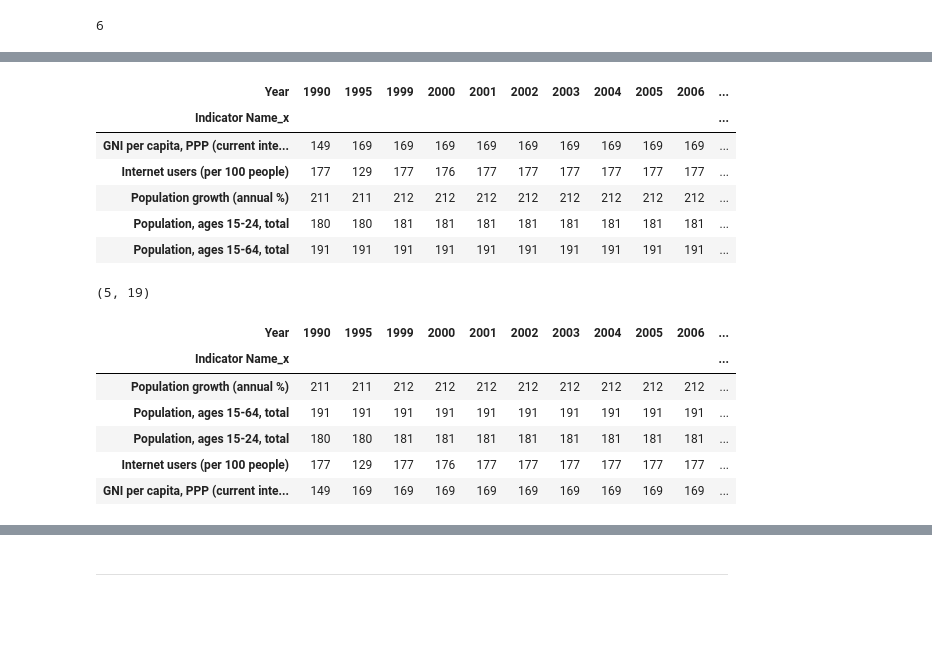
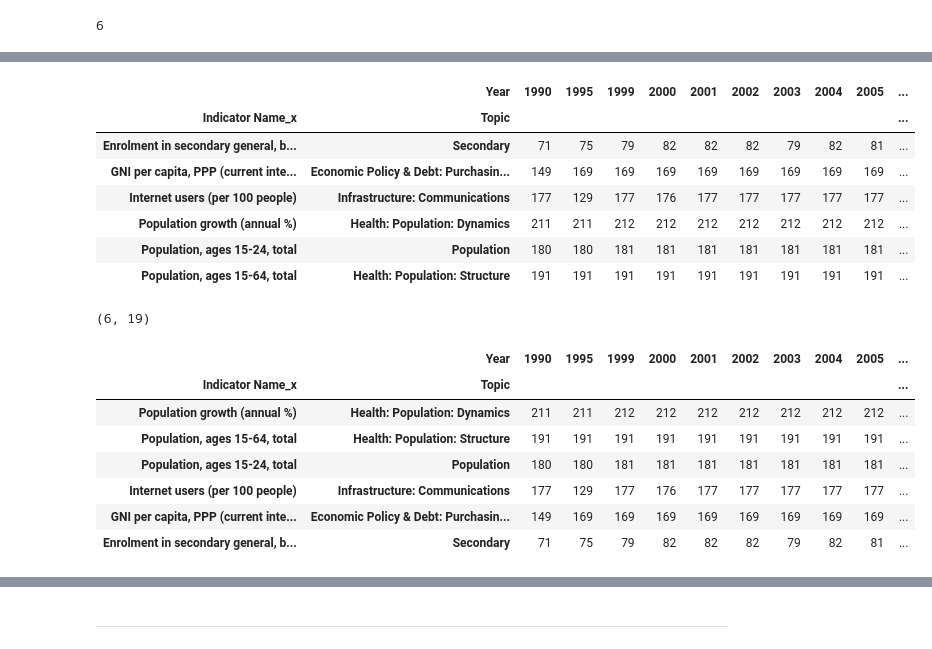
Before and after one commit to elochn/projets-openclassroom-fr, a Jupyter notebook: Projet2/Projet 2 - Analysez les données de systèmes éducatifs.ipynb, the cells around one changed output, grey strips where cells are left out. Drawn from its saved outputs; the diff is of its cells as text; code cells hidden in the pictures; blank space fills up the shorter version.

```diff
--- a/Projet2/Projet 2 - Analysez les données de systèmes éducatifs.ipynb
+++ b/Projet2/Projet 2 - Analysez les données de systèmes éducatifs.ipynb
@@ -1553,7 +1555,7 @@ with pd.option_context('display.max_rows', None, 'display.max_colwidth', 75):
 | 259 | SE.PRE.ENRL | Enrolment in pre-primary educatio... | 94 |
 # %%
 # Définition du seuil minimal d'occurrences pour conserver un indicateur
-threshold_indic = 110
+threshold_indic = 100
 
 # Création d'une liste des indicateurs à conserver
 indicators_to_keep = freq_df[freq_df['count'] > threshold_indic]['Indicator Name_x'].unique().tolist()
@@ -1787,7 +1827,7 @@ year_cols = [str(y) for y in range(1970, 2017) if str(y) in df_filtered.columns]
 
 # Étape 2 : transformer en format long (indispensable pour regrouper par année)
 df_long = df_filtered.melt(
-    id_vars=['Indicator Name_x', 'CountryCode'],
+    id_vars=['Indicator Name_x', 'Topic', 'CountryCode'],
     value_vars=year_cols,
     var_name='Year',
     value_name='Value'
@@ -1797,7 +1837,7 @@ df_long = df_filtered.melt(
 indicator_year_counts = (
     df_long
     .dropna(subset=['Value'])  # on ne garde que les valeurs non NaN
-    .groupby(['Indicator Name_x', 'Year'])['CountryCode']
+    .groupby(['Indicator Name_x', 'Topic', 'Year'])['CountryCode']
     .nunique()  # compte le nombre de pays distincts avec une valeur
     .reset_index(name='Nb_countries_with_data')
 )
@@ -1805,7 +1845,7 @@ indicator_year_counts.head(50)
 
 # Étape 4 : repasser en format large : une colonne par année
 coverage_table = indicator_year_counts.pivot(
-    index='Indicator Name_x',
+    index=['Indicator Name_x', 'Topic'],
     columns='Year',
     values='Nb_countries_with_data'
 ).fillna(0).astype(int)
@@ -1852,29 +1892,32 @@ indicator_year_counts.head(50)
 # 3.
 coverage_table
 # %% [output]
-| Year | 1990 | 1995 | 1999 | 2000 | 2001 | 2002 | 2003 | 2004 | 2005 | 2006 | ... |
-| Indicator Name_x |  |  |  |  |  |  |  |  |  |  | ... |
-| GNI per capita, PPP (current inte... | 149 | 169 | 169 | 169 | 169 | 169 | 169 | 169 | 169 | 169 | ... |
-| Internet users (per 100 people) | 177 | 129 | 177 | 176 | 177 | 177 | 177 | 177 | 177 | 177 | ... |
-| Population growth (annual %) | 211 | 211 | 212 | 212 | 212 | 212 | 212 | 212 | 212 | 212 | ... |
-| Population, ages 15-24, total | 180 | 180 | 181 | 181 | 181 | 181 | 181 | 181 | 181 | 181 | ... |
-| Population, ages 15-64, total | 191 | 191 | 191 | 191 | 191 | 191 | 191 | 191 | 191 | 191 | ... |
+|  | Year | 1990 | 1995 | 1999 | 2000 | 2001 | 2002 | 2003 | 2004 | 2005 | ... |
+| Indicator Name_x | Topic |  |  |  |  |  |  |  |  |  | ... |
+| Enrolment in secondary general, b... | Secondary | 71 | 75 | 79 | 82 | 82 | 82 | 79 | 82 | 81 | ... |
+| GNI per capita, PPP (current inte... | Economic Policy & Debt: Purchasin... | 149 | 169 | 169 | 169 | 169 | 169 | 169 | 169 | 169 | ... |
+| Internet users (per 100 people) | Infrastructure: Communications | 177 | 129 | 177 | 176 | 177 | 177 | 177 | 177 | 177 | ... |
+| Population growth (annual %) | Health: Population: Dynamics | 211 | 211 | 212 | 212 | 212 | 212 | 212 | 212 | 212 | ... |
+| Population, ages 15-24, total | Population | 180 | 180 | 181 | 181 | 181 | 181 | 181 | 181 | 181 | ... |
+| Population, ages 15-64, total | Health: Population: Structure | 191 | 191 | 191 | 191 | 191 | 191 | 191 | 191 | 191 | ... |
 # %%
 coverage_table.shape
 # %% [output]
-(5, 19)
+(6, 19)
 # %%
-# Ajout d'une colonne moyenne de couverture
+# Ajout d'une colonne moyenne de couverture (nombre moyen de pays disposant d'une donnée sur l'ensemble des années)
 coverage_table['Mean_coverage'] = coverage_table.mean(axis=1)
 coverage_table = coverage_table.sort_values(by='Mean_coverage', ascending=False) # Tri décroissant
 
 # Affichage
-coverage_table
+with pd.option_context('display.max_rows', None):
+    display(coverage_table.head(20))
 # %% [output]
-| Year | 1990 | 1995 | 1999 | 2000 | 2001 | 2002 | 2003 | 2004 | 2005 | 2006 | ... |
-| Indicator Name_x |  |  |  |  |  |  |  |  |  |  | ... |
-| Population growth (annual %) | 211 | 211 | 212 | 212 | 212 | 212 | 212 | 212 | 212 | 212 | ... |
-| Population, ages 15-64, total | 191 | 191 | 191 | 191 | 191 | 191 | 191 | 191 | 191 | 191 | ... |
-| Population, ages 15-24, total | 180 | 180 | 181 | 181 | 181 | 181 | 181 | 181 | 181 | 181 | ... |
-| Internet users (per 100 people) | 177 | 129 | 177 | 176 | 177 | 177 | 177 | 177 | 177 | 177 | ... |
-| GNI per capita, PPP (current inte... | 149 | 169 | 169 | 169 | 169 | 169 | 169 | 169 | 169 | 169 | ... |
+|  | Year | 1990 | 1995 | 1999 | 2000 | 2001 | 2002 | 2003 | 2004 | 2005 | ... |
+| Indicator Name_x | Topic |  |  |  |  |  |  |  |  |  | ... |
+| Population growth (annual %) | Health: Population: Dynamics | 211 | 211 | 212 | 212 | 212 | 212 | 212 | 212 | 212 | ... |
+| Population, ages 15-64, total | Health: Population: Structure | 191 | 191 | 191 | 191 | 191 | 191 | 191 | 191 | 191 | ... |
+| Population, ages 15-24, total | Population | 180 | 180 | 181 | 181 | 181 | 181 | 181 | 181 | 181 | ... |
+| Internet users (per 100 people) | Infrastructure: Communications | 177 | 129 | 177 | 176 | 177 | 177 | 177 | 177 | 177 | ... |
+| GNI per capita, PPP (current inte... | Economic Policy & Debt: Purchasin... | 149 | 169 | 169 | 169 | 169 | 169 | 169 | 169 | 169 | ... |
+| Enrolment in secondary general, b... | Secondary | 71 | 75 | 79 | 82 | 82 | 82 | 79 | 82 | 81 | ... |
```
Also changed, not shown: parts of 78 cells of this notebook.
